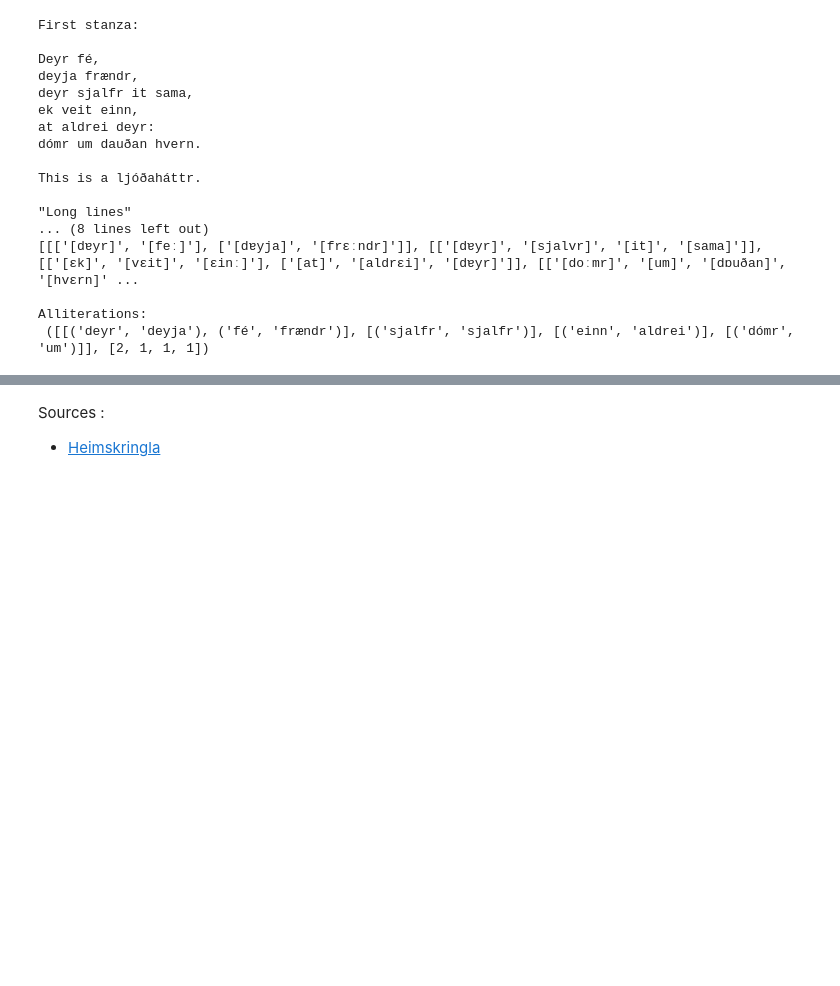
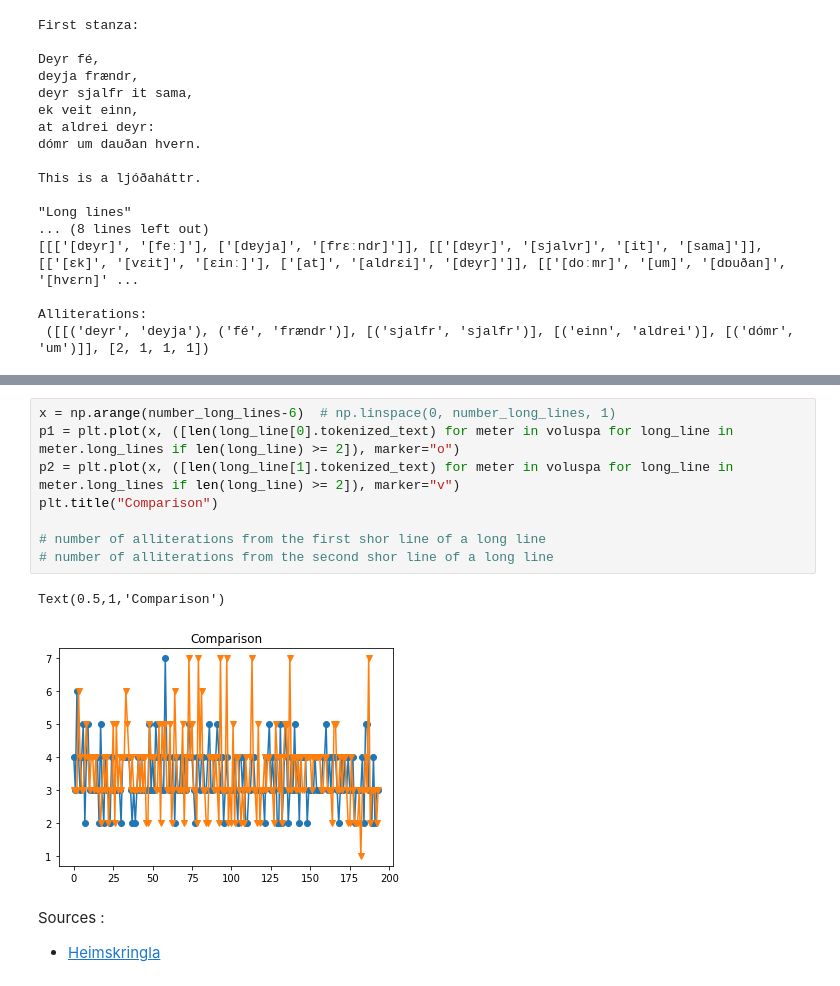
Before and after one commit to clemsciences/old_norse_notebook, a Jupyter notebook: voluspa.ipynb, the cells around one changed output, grey strips where cells are left out. Drawn from its saved outputs; the diff is of its cells as text; blank space fills up the shorter version.

```diff
--- a/voluspa.ipynb
+++ b/voluspa.ipynb
@@ -382,3 +422,14 @@ Alliterations:
+# %%
+x = np.arange(number_long_lines-6)  # np.linspace(0, number_long_lines, 1)
+p1 = plt.plot(x, ([len(long_line[0].tokenized_text) for meter in voluspa for long_line in meter.long_lines if len(long_line) >= 2]), marker="o")
+p2 = plt.plot(x, ([len(long_line[1].tokenized_text) for meter in voluspa for long_line in meter.long_lines if len(long_line) >= 2]), marker="v")
+plt.title("Comparison")
+
+# number of alliterations from the first shor line of a long line
+# number of alliterations from the second shor line of a long line
+# %% [output]
+Text(0.5,1,'Comparison')
+[figure, added]
 # %% [markdown]
 Sources :
 * [Heimskringla](heimskringla.no)
```
Also changed, not shown: parts of 4 cells of this notebook.
